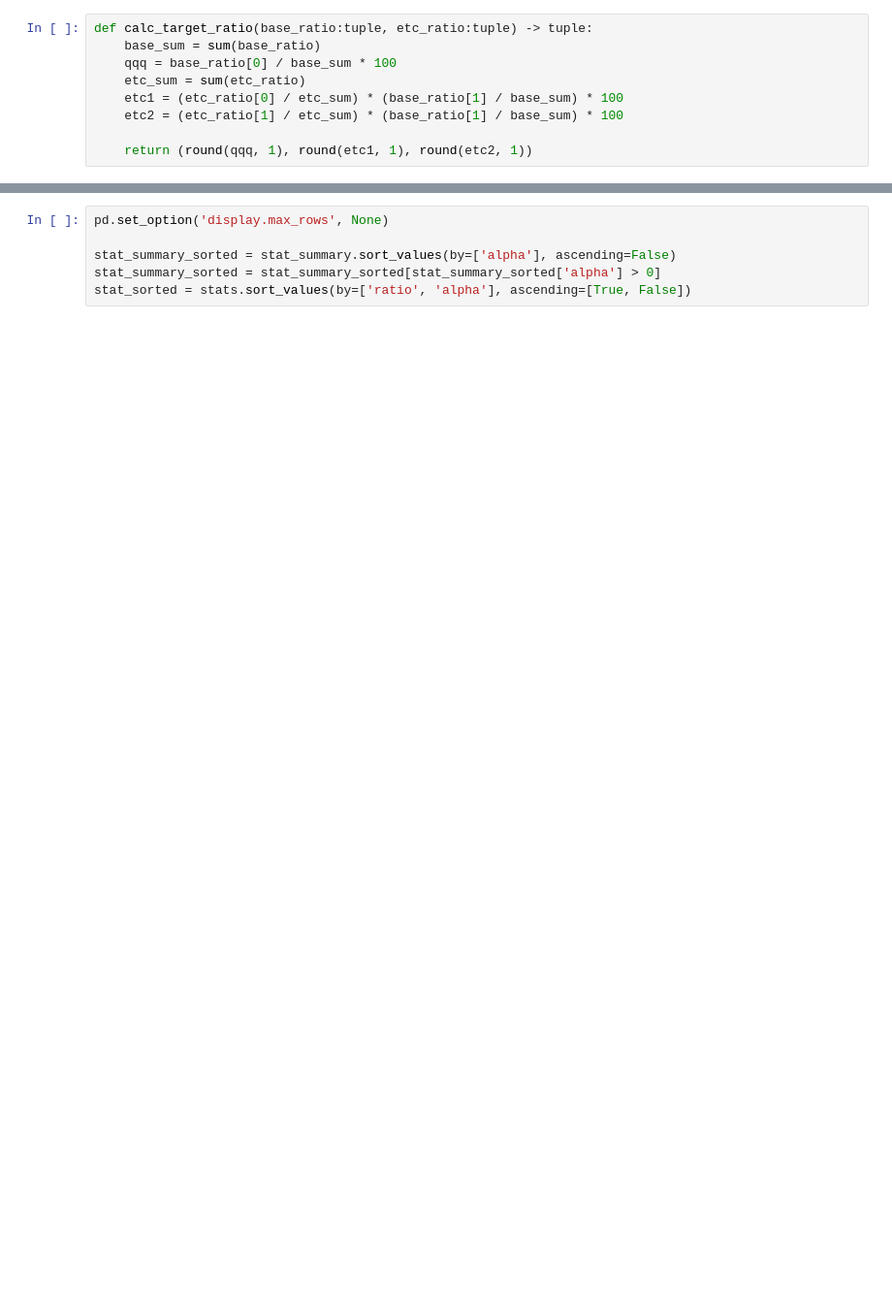
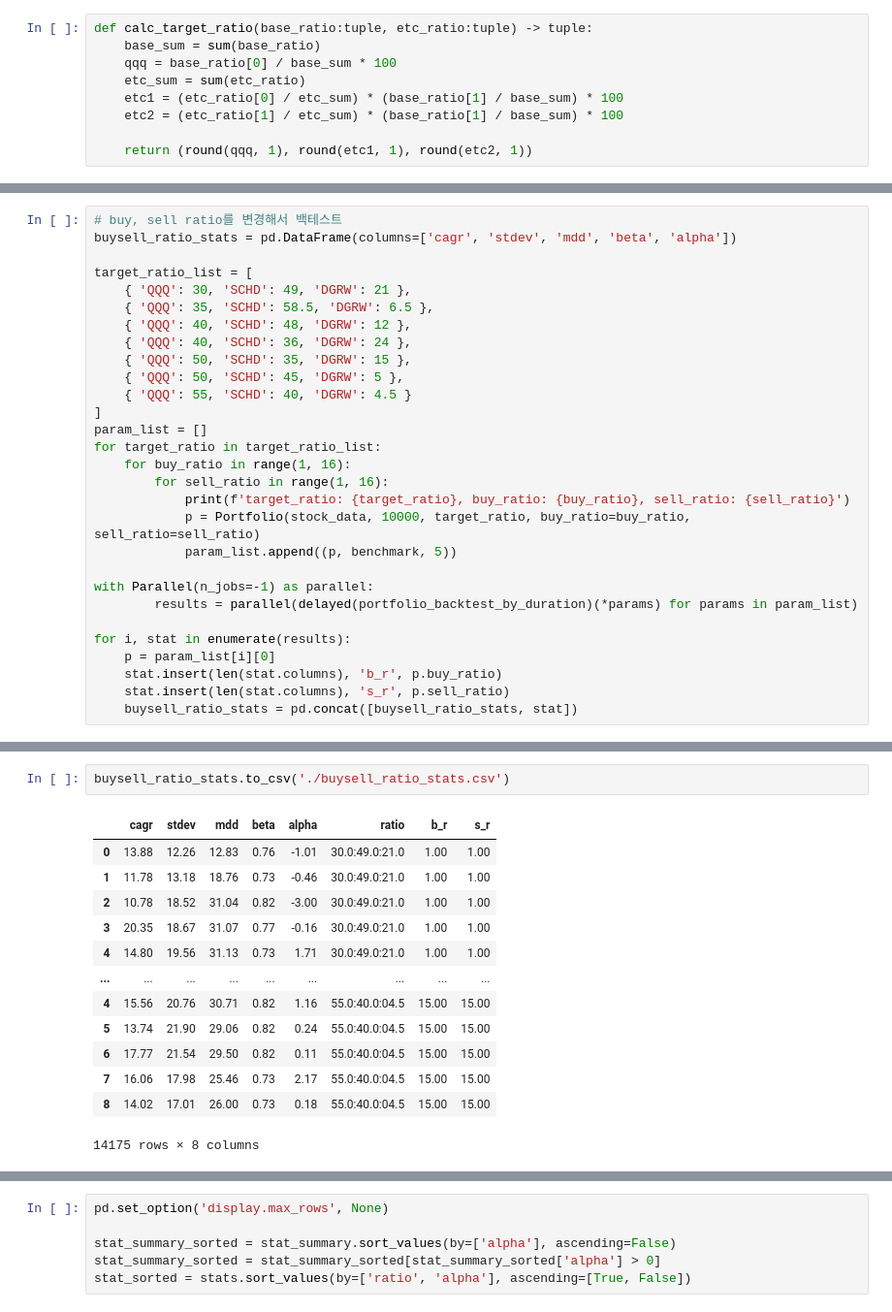
Before and after one commit to RookImS/portfolio_tool, a Jupyter notebook: portfolio.ipynb, the cells around one changed output, grey strips where cells are left out. Shown at 97% size. Saved outputs shown, nothing was run; the diff lists cells and outputs as text; blank space fills up the shorter version.

```diff
--- a/portfolio.ipynb
+++ b/portfolio.ipynb
@@ -96,0 +105,29 @@ for qqq_weight in range(0, 100, 5):
+# %%
+# buy, sell ratio를 변경해서 백테스트
+buysell_ratio_stats = pd.DataFrame(columns=['cagr', 'stdev', 'mdd', 'beta', 'alpha'])
+
+target_ratio_list = [
+    { 'QQQ': 30, 'SCHD': 49, 'DGRW': 21 },
+    { 'QQQ': 35, 'SCHD': 58.5, 'DGRW': 6.5 },
+    { 'QQQ': 40, 'SCHD': 48, 'DGRW': 12 },
+    { 'QQQ': 40, 'SCHD': 36, 'DGRW': 24 },
+    { 'QQQ': 50, 'SCHD': 35, 'DGRW': 15 },
+    { 'QQQ': 50, 'SCHD': 45, 'DGRW': 5 },
+    { 'QQQ': 55, 'SCHD': 40, 'DGRW': 4.5 }
+]
+param_list = []
+for target_ratio in target_ratio_list:
+    for buy_ratio in range(1, 16):
+        for sell_ratio in range(1, 16):
+            print(f'target_ratio: {target_ratio}, buy_ratio: {buy_ratio}, sell_ratio: {sell_ratio}')
+            p = Portfolio(stock_data, 10000, target_ratio, buy_ratio=buy_ratio, sell_ratio=sell_ratio)
+            param_list.append((p, benchmark, 5))
+
+with Parallel(n_jobs=-1) as parallel:
+        results = parallel(delayed(portfolio_backtest_by_duration)(*params) for params in param_list)
+
+for i, stat in enumerate(results):
+    p = param_list[i][0]
+    stat.insert(len(stat.columns), 'b_r', p.buy_ratio)
+    stat.insert(len(stat.columns), 's_r', p.sell_ratio)
+    buysell_ratio_stats = pd.concat([buysell_ratio_stats, stat])
@@ -96,0 +152,16 @@ for qqq_weight in range(0, 100, 5):
+# %%
+buysell_ratio_stats.to_csv('./buysell_ratio_stats.csv')
+# %% [output]
+|  | cagr | stdev | mdd | beta | alpha | ratio | b_r | s_r |
+| 0 | 13.88 | 12.26 | 12.83 | 0.76 | -1.01 | 30.0:49.0:21.0 | 1.00 | 1.00 |
+| 1 | 11.78 | 13.18 | 18.76 | 0.73 | -0.46 | 30.0:49.0:21.0 | 1.00 | 1.00 |
+| 2 | 10.78 | 18.52 | 31.04 | 0.82 | -3.00 | 30.0:49.0:21.0 | 1.00 | 1.00 |
+| 3 | 20.35 | 18.67 | 31.07 | 0.77 | -0.16 | 30.0:49.0:21.0 | 1.00 | 1.00 |
+| 4 | 14.80 | 19.56 | 31.13 | 0.73 | 1.71 | 30.0:49.0:21.0 | 1.00 | 1.00 |
+| ... | ... | ... | ... | ... | ... | ... | ... | ... |
+| 4 | 15.56 | 20.76 | 30.71 | 0.82 | 1.16 | 55.0:40.0:04.5 | 15.00 | 15.00 |
+| 5 | 13.74 | 21.90 | 29.06 | 0.82 | 0.24 | 55.0:40.0:04.5 | 15.00 | 15.00 |
+| 6 | 17.77 | 21.54 | 29.50 | 0.82 | 0.11 | 55.0:40.0:04.5 | 15.00 | 15.00 |
+| 7 | 16.06 | 17.98 | 25.46 | 0.73 | 2.17 | 55.0:40.0:04.5 | 15.00 | 15.00 |
+| 8 | 14.02 | 17.01 | 26.00 | 0.73 | 0.18 | 55.0:40.0:04.5 | 15.00 | 15.00 |
+14175 rows × 8 columns
```
Also changed, not shown: parts of 17 cells of this notebook, 2 other files.
